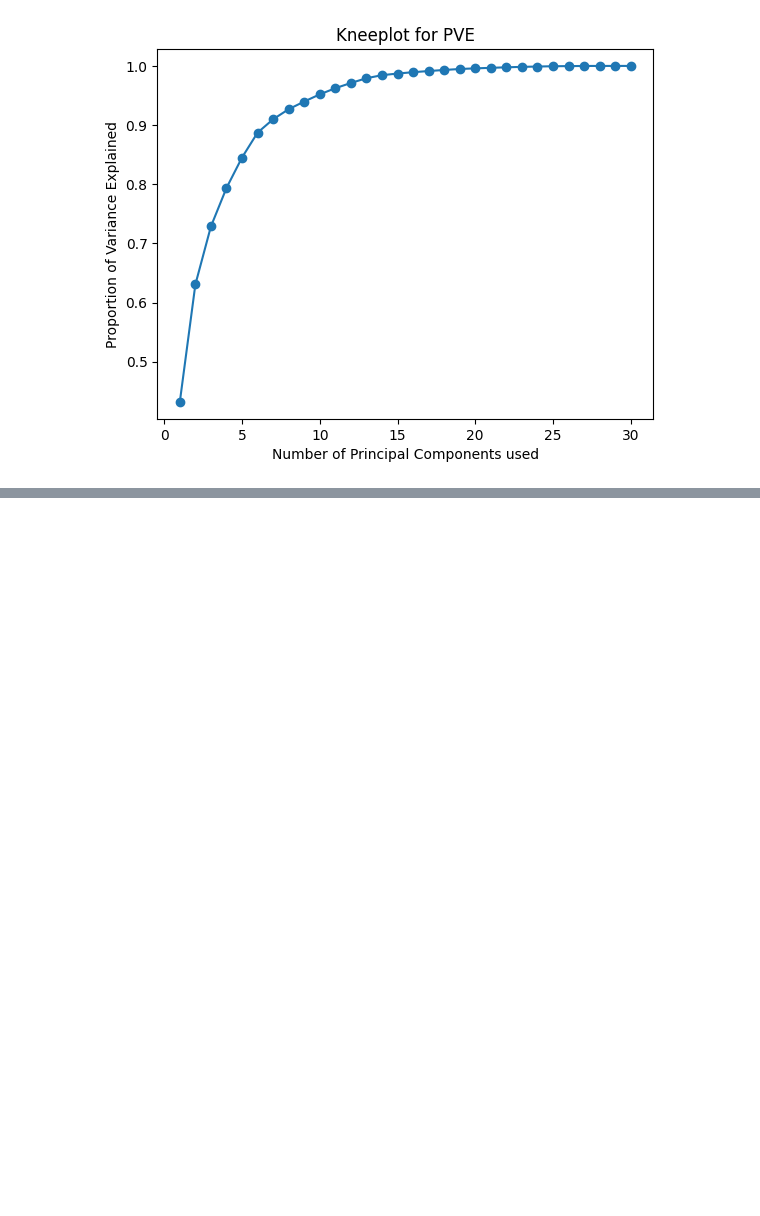
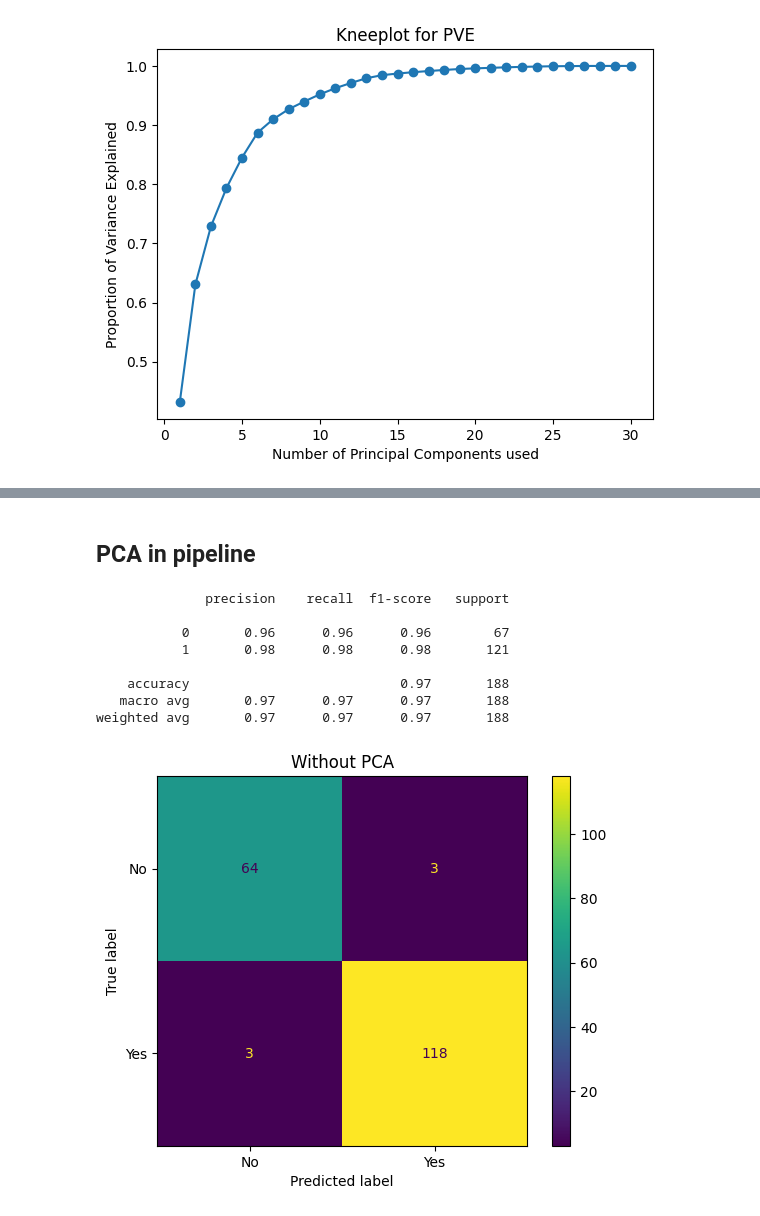
Before and after one commit to Rufshod/Machine-Learning-Alexander-Andersson, a Jupyter notebook: Code-Along/L14-PCA.ipynb, the cells around one changed output, grey strips where cells are left out. Cells and saved outputs as stored; diff of their text form; code cells hidden in the pictures; blank space fills up the shorter version.

Commit message:
Small change in utils, L14 done

```diff
--- a/Code-Along/L14-PCA.ipynb
+++ b/Code-Along/L14-PCA.ipynb
@@ -85,0 +114,56 @@ ax.set(title = "Kneeplot for PVE", xlabel = "Number of Principal Components used
+# %%
+def evaluate_model(model, title = ""):
+    model.fit(X_train, y_train)
+    y_pred = model.predict(X_test)
+
+    print(classification_report(y_test, y_pred));
+    cm = confusion_matrix(y_test, y_pred)
+    ConfusionMatrixDisplay(cm, display_labels=["No", "Yes"]).plot()
+    plt.title(title)
+# %% [markdown]
+## PCA in pipeline
+# %%
+from sklearn.pipeline import Pipeline
+#from utils import evaluate_model
+from sklearn.svm import LinearSVC
+from sklearn.metrics import (
+    ConfusionMatrixDisplay,
+    confusion_matrix,
+    classification_report,
+)
+
+def evaluate_model(model, title = ""):
+    model.fit(X_train, y_train)
+    y_pred = model.predict(X_test)
+
+    print(classification_report(y_test, y_pred));
+    cm = confusion_matrix(y_test, y_pred)
+    ConfusionMatrixDisplay(cm, display_labels=["No", "Yes"]).plot()
+    plt.title(title)
+
+pipe_with_pca = Pipeline(
+    [
+        ("scaling", StandardScaler()),
+        ("dimension_reduction", PCA(n_components=10)),
+        ("svm", LinearSVC(max_iter=10000)),
+    ]
+)
+
+pipe_no_pca = Pipeline(
+    [
+        ("scaling", StandardScaler()),
+        ("svm", LinearSVC(max_iter=10000)),
+    ]
+)
+
+evaluate_model(pipe_no_pca, "Without PCA")
+# %% [output]
+              precision    recall  f1-score   support
+
+           0       0.96      0.96      0.96        67
+           1       0.98      0.98      0.98       121
+
+    accuracy                           0.97       188
+   macro avg       0.97      0.97      0.97       188
+weighted avg       0.97      0.97      0.97       188
+[figure, added]
```
Also changed, not shown: parts of 5 cells of this notebook, 1 other file.
